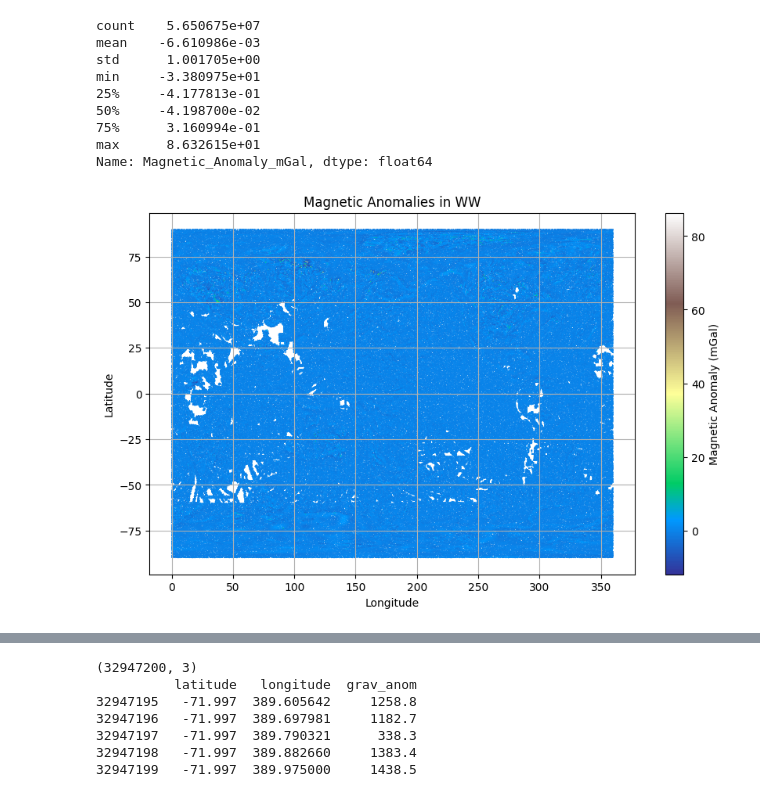
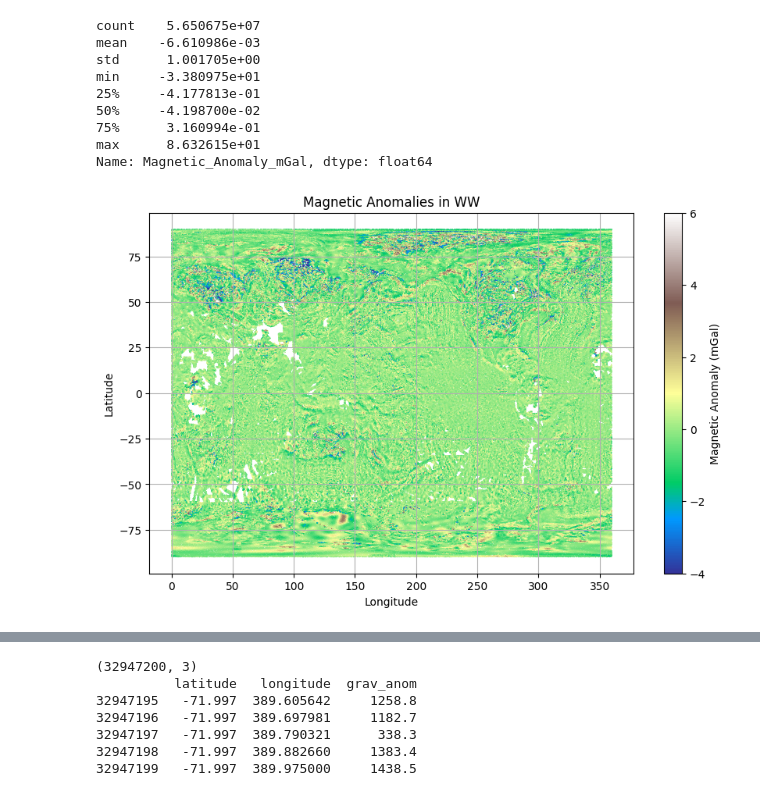
Before and after one commit to jmpaibaBDV/geophysical_nn_data, a Jupyter notebook: Notebooks/01_EDA_EMAG.ipynb, the cells around one changed output, grey strips where cells are left out. Cells and saved outputs as stored; diff of their text form; code cells hidden in the pictures.

```diff
--- a/Notebooks/01_EDA_EMAG.ipynb
+++ b/Notebooks/01_EDA_EMAG.ipynb
@@ -257,34 +257,37 @@ max      8.632615e+01
 Name: Magnetic_Anomaly_mGal, dtype: float64
 # %%
 import matplotlib.pyplot as plt
+from matplotlib.colors import Normalize
 
 # Plotting setup
 fig, ax = plt.subplots(figsize=(10, 6))
 
 # Sample 1 million rows from df_puntos_SA
 df_sampled = df_puntos_magnetic.sample(n=1000000, random_state=42)
 
 # Ensure the data is correctly referenced
 lon_values = df_sampled['LON']
 lat_values = df_sampled['LAT']
 magnetic_anomaly_mGal = df_sampled['Magnetic_Anomaly_mGal']
 
+# Define the normalization for the color scale
+norm = Normalize(vmin=-4, vmax=6)  # Adjust vmin and vmax as per your preference
 # Scatter plot with color mapped to Magnetic Anomaly values
-sc = ax.scatter(lon_values, lat_values, s=0.15, c=magnetic_anomaly_mGal, cmap='terrain',  linewidth=-0.3)
+sc = ax.scatter(lon_values, lat_values, s=0.15, c=magnetic_anomaly_mGal, cmap='terrain',  linewidth=-0.3, norm = norm)
 
 # Add colorbar
 plt.colorbar(sc, label='Magnetic Anomaly (mGal)')
 
 # Customize plot (add title, labels, grid, etc.)
 ax.set_title('Magnetic Anomalies in WW')
 ax.set_xlabel('Longitude')
 ax.set_ylabel('Latitude')
 ax.grid(True)
 
 # Show the plot
 plt.show()
 # %% [output]
-[figure, old version]
+[figure, new version]
 # %% [markdown]
 ![NOAA Gravity Map of World Wide Anomaly](https://www.ngdc.noaa.gov/mgg/gravity/1999/data/global/sandwell/ww_grav.gif)
 # %%
```
Also changed, not shown: parts of 8 cells of this notebook, 2 other files.
